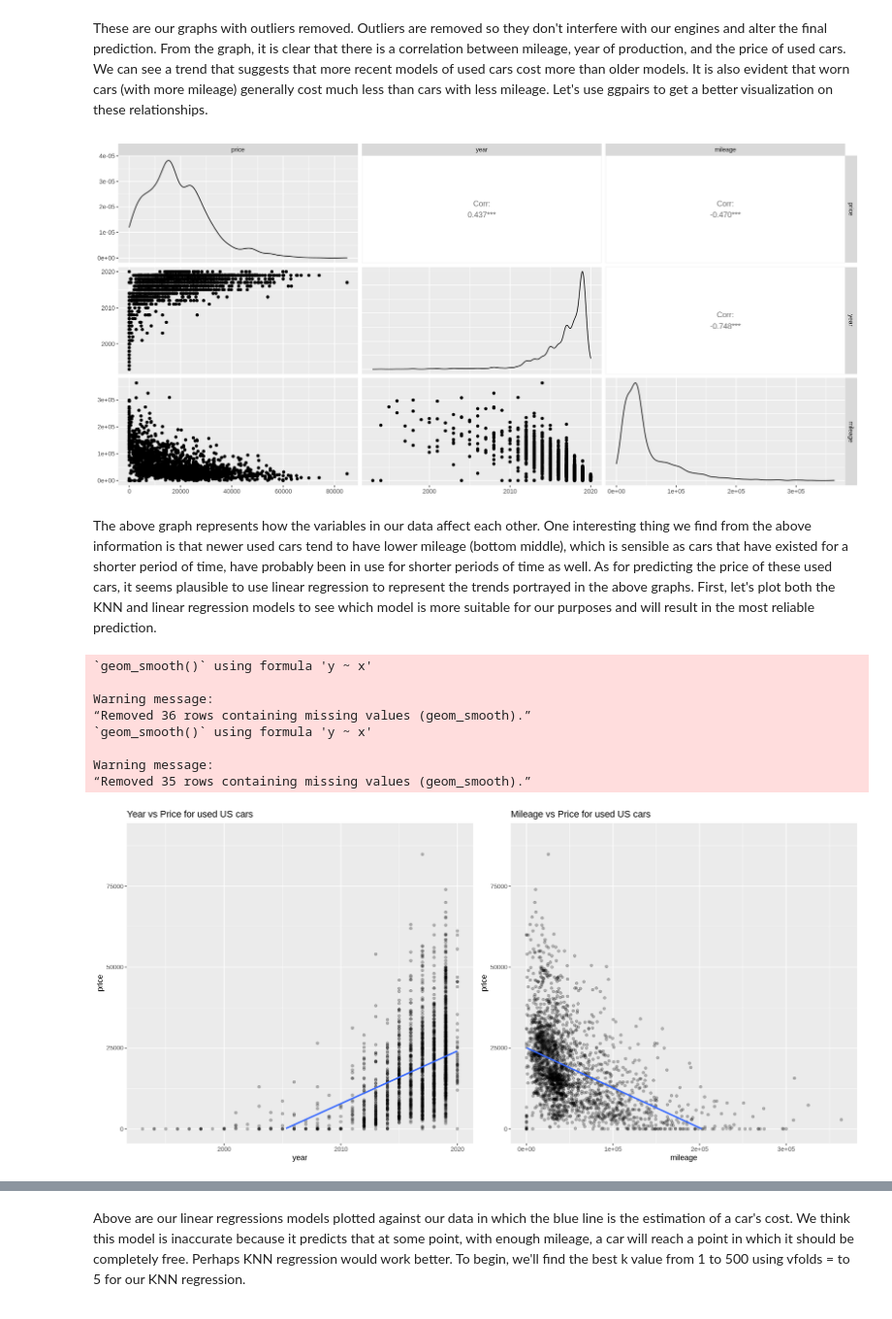
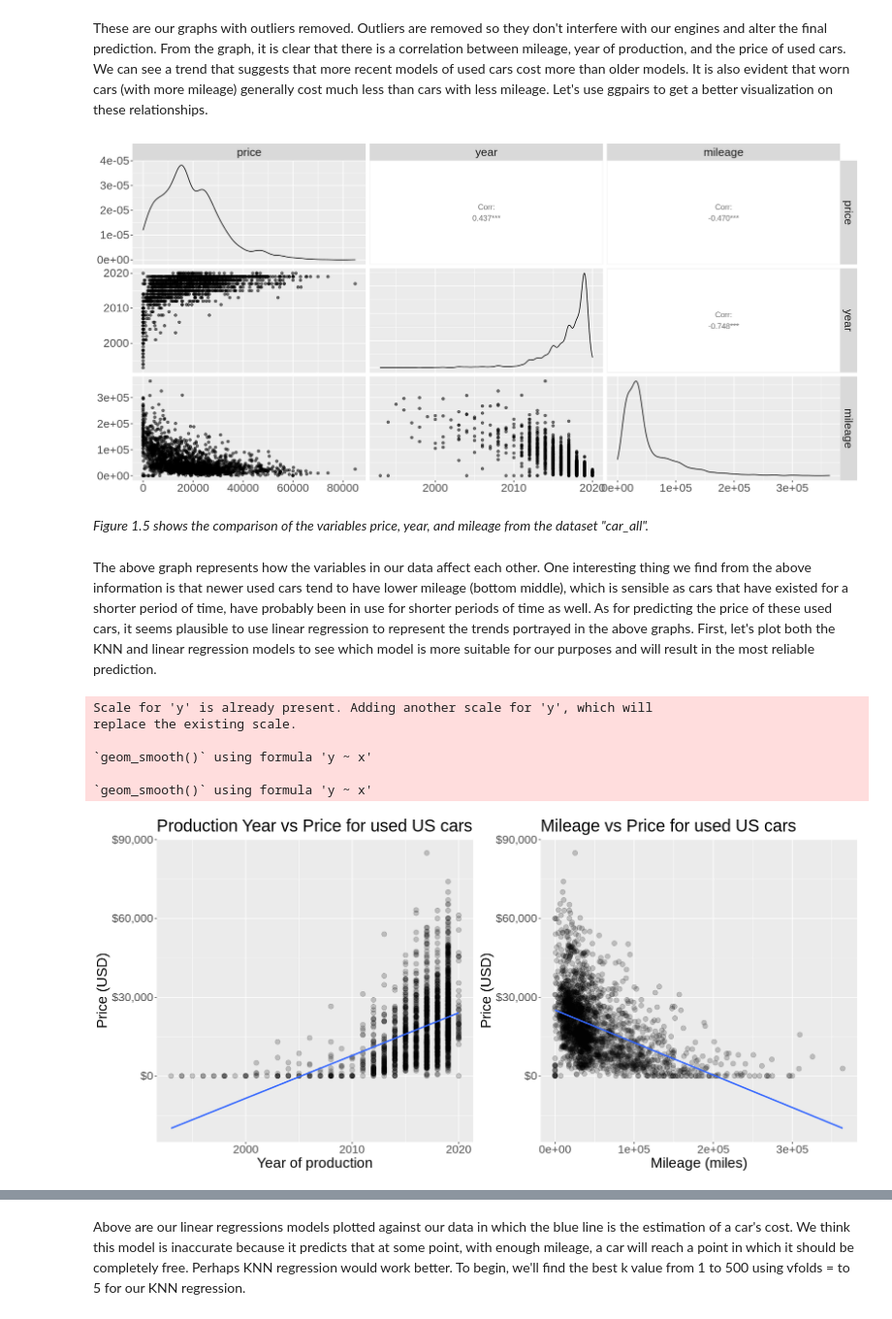
Before and after one commit to zhtgeneral/Group-30-Official, a Jupyter notebook: Group 30 Project.ipynb, the cells around one changed output, grey strips where cells are left out. Shown at 97% size. Saved outputs shown, nothing was run; the diff lists cells and outputs as text; code cells hidden in the pictures.

Commit message:
Changed Title, update visuals of graphs. Included figure numbers

```diff
--- a/Group 30 Project.ipynb
+++ b/Group 30 Project.ipynb
@@ -167,10 +207,13 @@ plot_grid(fcar_year, fcar_mileage, ncol = 2)
 These are our graphs with outliers removed. Outliers are removed so they don't interfere with our engines and alter the final prediction. From the graph, it is clear that there is a correlation between mileage, year of production, and the price of used cars. We can see a trend that suggests that more recent models of used cars cost more than older models. It is also evident that worn cars (with more mileage) generally cost much less than cars with less mileage. Let's use ggpairs to get a better visualization on these relationships.
 # %%
 car_all_plot <- car_all |>
-                ggpairs()
+                ggpairs(aes(alpha = 0.2)) +
+                theme(text = element_text(size = 20))
 car_all_plot
 # %% [output]
-[figure, old version]
+[figure, new version]
+# %% [markdown]
+*Figure 1.5 shows the comparison of the variables price, year, and mileage from the dataset "car_all".*
 # %% [markdown]
 The above graph represents how the variables in our data affect each other. One interesting thing we find from the above information is that newer used cars tend to have lower mileage (bottom middle), which is sensible as cars that have existed for a shorter period of time, have probably been in use for shorter periods of time as well. As for predicting the price of these used cars, it seems plausible to use linear regression to represent the trends portrayed in the above graphs. First, let's plot both the KNN and linear regression models to see which model is more suitable for our purposes and will result in the most reliable prediction.
 # %%
@@ -197,43 +240,50 @@ lin_fit <- workflow() |>
 
 lin_car_results <- lin_fit |>
                    predict(car_test) |>
                    bind_cols(car_test) |>
                    metrics(truth = price, estimate = .pred) |>
                    filter(.metric == "rmse") |>
                    pull()
 
 #-------------------------------# Setting the plot sizes
 
 options(repr.plot.width = 15)
 
 #-------------------------------# Plot for year vs price linear regression
 
 ln_year_plot <- car_all |>
             ggplot(aes(x = year, y = price)) +
-            geom_point(alpha = 0.25) +
-            geom_smooth(method = "lm", se = FALSE) +
+            geom_point(alpha = 0.2,
+                       size = 3) +
+            geom_smooth(method = "lm", se = FALSE, size = 1, alpha = 0.75) +
             ylim(0, 90000) +
-            labs(title = "Year of production vs Price for used US cars", x = "Year of production", y = "Price (USD)")
+            labs(title = "Production Year vs Price for used US cars",
+                 x = "Year of production",
+                 y = "Price (USD)") +
+            scale_y_continuous(labels = dollar_format()) +
+            theme(text = element_text(size = 20))
 
 #-------------------------------# Plot for mileage vs price linear regression
 
 ln_mi_plot <- car_all |>
             ggplot(aes(x = mileage, y = price)) +
-            geom_point(alpha = 0.25) +
-            geom_smooth(method = "lm", se = FALSE) +
-            ylim(0, 90000) +
-            labs(title = "Mileage vs Price for used US cars", x = "Mileage (miles)", y = "Price (USD)")
+            geom_point(alpha = 0.2,
+                       size = 3) +
+            geom_smooth(method = "lm", se = FALSE, size = 1, alpha = 0.75) +
+            labs(title = "Mileage vs Price for used US cars",
+                 x = "Mileage (miles)",
+                 y = "Price (USD)") +
+            scale_y_continuous(labels = dollar_format()) +
+            theme(text = element_text(size = 20))
 
 #--------------------------------------------------------------------# Putting the plots together
 
 plot_grid(ln_year_plot, ln_mi_plot, ncol = 2)
 # %% [output]
+Scale for 'y' is already present. Adding another scale for 'y', which will
+replace the existing scale.
+
 `geom_smooth()` using formula 'y ~ x'
 
-Warning message:
-“Removed 36 rows containing missing values (geom_smooth).”
 `geom_smooth()` using formula 'y ~ x'
-
-Warning message:
-“Removed 35 rows containing missing values (geom_smooth).”
-[figure, old version]
+[figure, new version]
```
Also changed, not shown: parts of 18 cells of this notebook.
